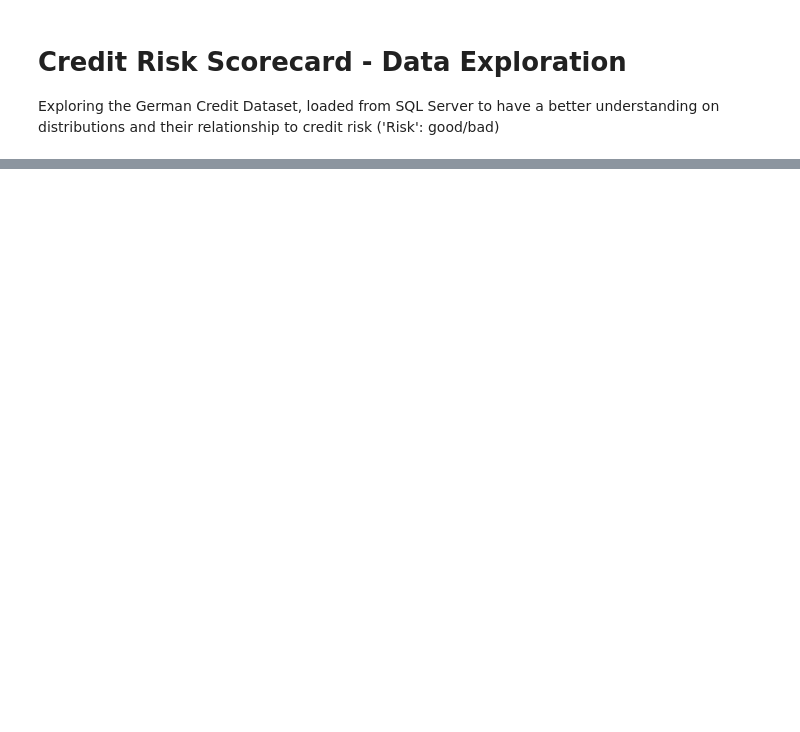
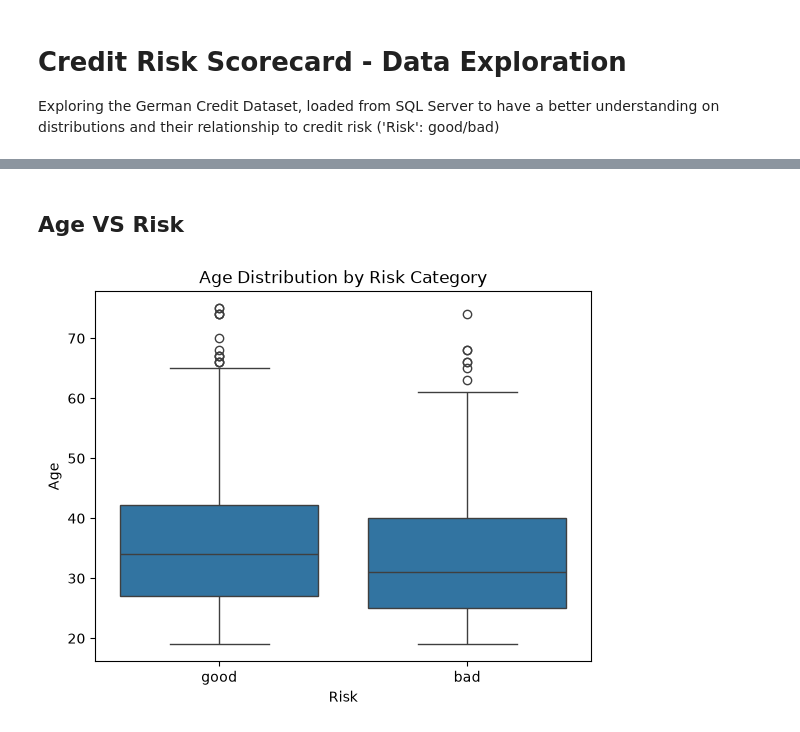
Before and after one commit to AishaMadiyahh/credit-risk-scorecard, a Jupyter notebook: exploration.ipynb, the cells around one changed output, grey strips where cells are left out. Saved outputs shown, nothing was run; the diff lists cells and outputs as text; code cells hidden in the pictures; blank space fills up the shorter version.

```diff
--- a/exploration.ipynb
+++ b/exploration.ipynb
@@ -24,0 +42,8 @@ InterfaceError: ('IM002', '[IM002] [Microsoft][ODBC Driver Manager] Data source
+# %% [markdown]
+## Age VS Risk
+# %%
+sns.boxplot(x="Risk", y="Age", data=df) #summarises a numeric column's spread within groups of a categorical column which is ideal compared to a histogram
+plt.title("Age Distribution by Risk Category")
+plt.show()
+# %% [output]
+[figure, added]
```
Also changed, not shown: parts of 3 cells of this notebook.
